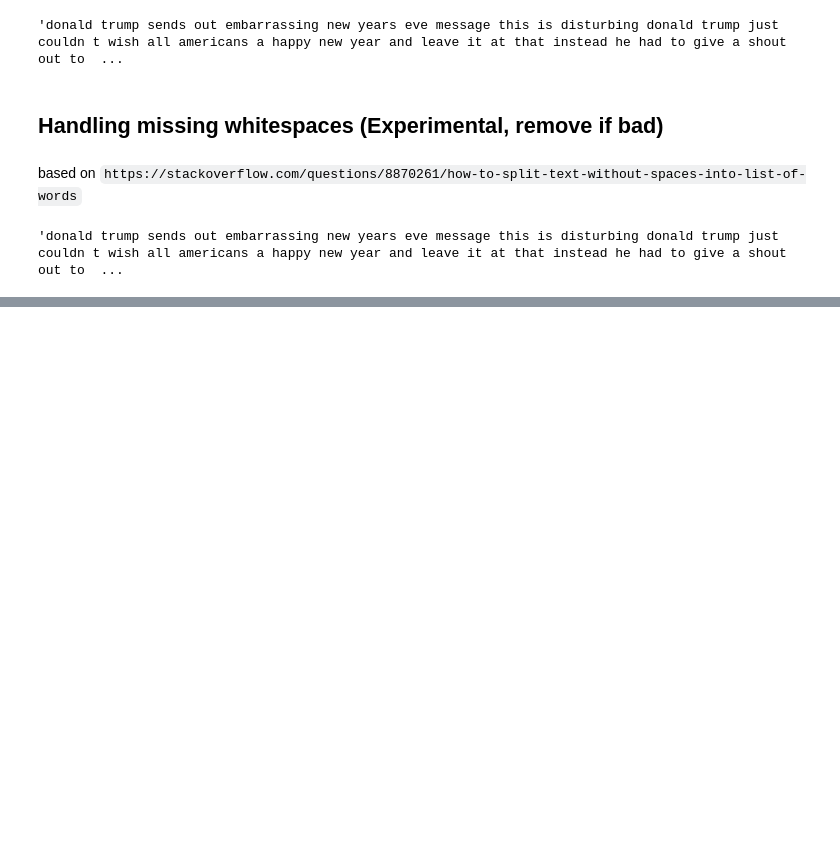
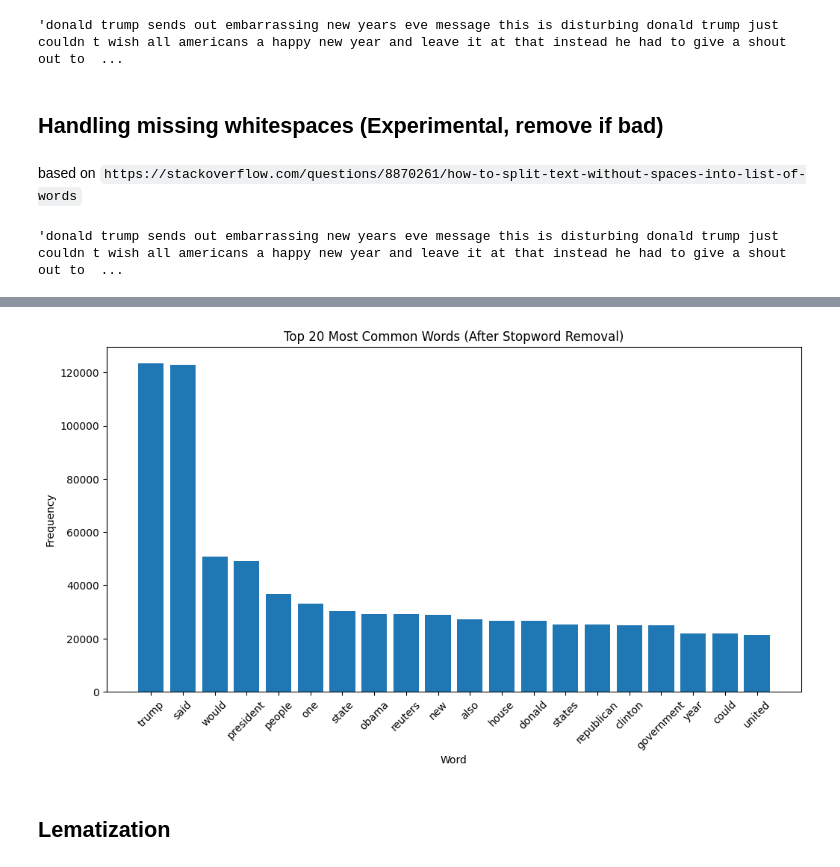
Before and after one commit to Akyas-S/News-Classification-NLP-model, a Jupyter notebook: NLP notebook.ipynb, the cells around one changed output, grey strips where cells are left out. Drawn from its saved outputs; the diff is of its cells as text; code cells hidden in the pictures; blank space fills up the shorter version.

```diff
--- a/NLP notebook.ipynb
+++ b/NLP notebook.ipynb
@@ -540,0 +501,10 @@ Total runtime (minutes): 7.344646390279134
+# %%
+from nltk.corpus import stopwords
+
+stop_words = set(stopwords.words('english'))
+
+def remove_stopwords(tokens):
+    return [word for word in tokens if word.lower() not in stop_words]
+
+df_pre['content'] = df_pre['content'].apply(remove_stopwords)
+df_pre.head()
@@ -540,0 +518,21 @@ Total runtime (minutes): 7.344646390279134
+# %%
+# Flatten the list of tokens from all documents
+all_tokens = [token for tokens in df_pre['content'] for token in tokens]
+
+# Count word frequencies
+word_freq = Counter(all_tokens)
+most_common_words = word_freq.most_common(20)
+
+# Plot
+words, counts = zip(*most_common_words)
+plt.figure(figsize=(12,6))
+plt.bar(words, counts)
+plt.title('Top 20 Most Common Words (After Stopword Removal)')
+plt.xlabel('Word')
+plt.ylabel('Frequency')
+plt.xticks(rotation=45)
+plt.show()
+# %% [output]
+[figure, added]
+# %% [markdown]
+## Lematization
```
Also changed, not shown: parts of 43 cells of this notebook.
